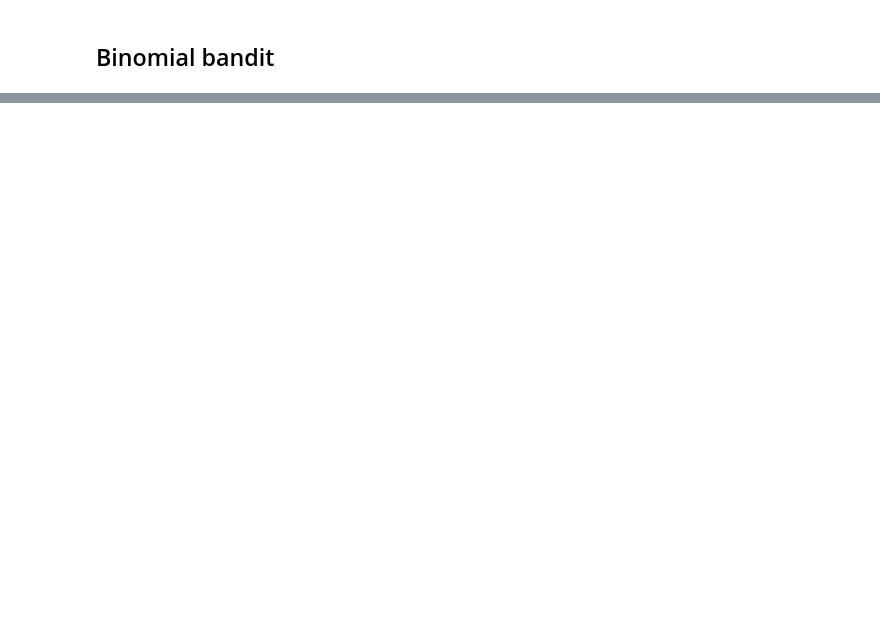
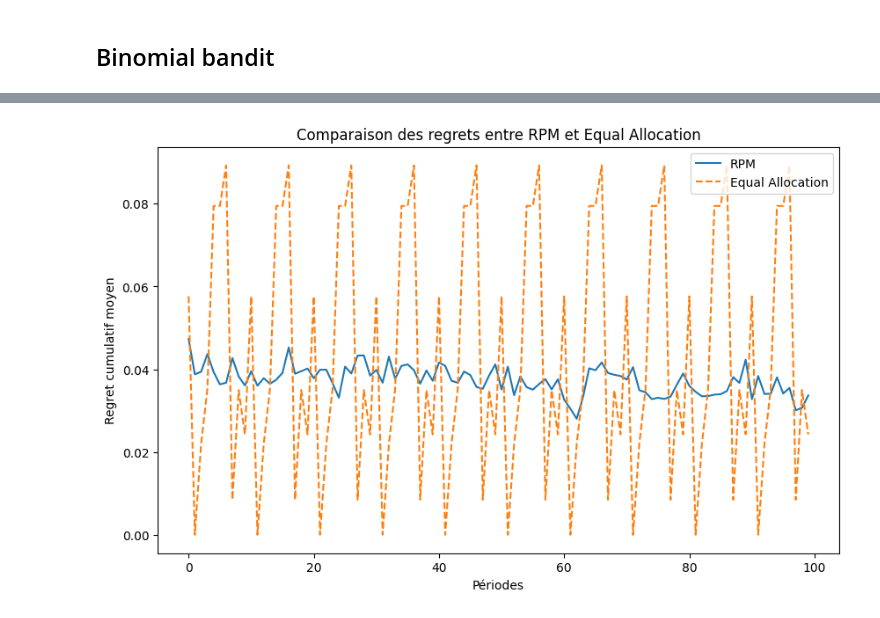
Before and after one commit to mchabrol/Bayesian-Statistics-, a Jupyter notebook: RPM.ipynb, the cells around one changed output, grey strips where cells are left out. Drawn from its saved outputs; the diff is of its cells as text; code cells hidden in the pictures; blank space fills up the shorter version.

```diff
--- a/RPM.ipynb
+++ b/RPM.ipynb
@@ -50,3 +51,93 @@ def prob_winner(post):
 def compute_win_prob(y, n, ndraws):
     post = sim_post(y, n, ndraws)
     return prob_winner(post)
+# %%
+import numpy as np
+from scipy.stats import beta
+import matplotlib.pyplot as plt
+# Paramètres du problème
+np.random.seed(42)
+n_arms = 10
+n_trials = 100
+n_experiments = 100
+  # Nombre de tirages pour estimer les probabilités d'optimalité
+
+# Générer les vraies probabilités de succès
+true_success_probs = np.random.uniform(0, 1/10, n_arms)
+
+def run_experiment(strategy="rpm"):
+    """Simule une expérience avec RPM ou Equal Allocation."""
+    y = np.zeros(n_arms)  # Succès observés pour chaque bras
+    n = np.zeros(n_arms)  # Nombre total de tirages pour chaque bras
+
+    champion_index = 0
+    for t in range(1, 10**6+1):
+        reward = np.random.rand() < true_success_probs[champion_index]
+        # Mettre à jour les compteurs
+        y[champion_index] += reward
+        n[champion_index] += 1
+    print(y)
+    print(n)
+
+    ndraws = np.random.poisson(1000)
+    regrets = []
+    cumulative_rewards = []
+
+    for t in range(1, n_trials + 1):
+        if strategy == "rpm":
+            # Calculer les probabilités d'optimalité
+            win_probs = compute_win_prob(y, n, ndraws)
+            if max(win_probs)>0.95:
+                break
+            chosen_arm = np.random.choice(range(n_arms), p=win_probs)
+        elif strategy == "equal":
+            # Sélectionner les bras de manière cyclique
+            chosen_arm = (t - 1) % n_arms
+        else:
+            raise ValueError("Stratégie non supportée")
+
+        # Simuler une récompense
+        reward = np.random.rand() < true_success_probs[chosen_arm]
+
+        # Mettre à jour les compteurs
+        y[chosen_arm] += reward
+        n[chosen_arm] += 1
+
+        # Calculer le regret
+        optimal_reward = max(true_success_probs)
+        regrets.append(optimal_reward - true_success_probs[chosen_arm])
+
+        # Récompenses cumulées
+        cumulative_rewards.append(np.sum(y))
+
+
+    return cumulative_rewards, regrets, y, n
+
+# Simulation pour RPM et Equal Allocation
+rpm_cumulative_rewards = []
+equal_cumulative_rewards = []
+rpm_regrets = []
+equal_regrets = []
+
+for _ in range(n_experiments):
+    rpm_rewards, rpm_regret, _, _ = run_experiment("rpm")
+    equal_rewards, equal_regret, _, _ = run_experiment("equal")
+    rpm_cumulative_rewards.append(rpm_rewards)
+    equal_cumulative_rewards.append(equal_rewards)
+    rpm_regrets.append(rpm_regret)
+    equal_regrets.append(equal_regret)
+
+# Calculer les regrets moyens
+mean_rpm_regret = np.mean(rpm_regrets, axis=0)
+mean_equal_regret = np.mean(equal_regrets, axis=0)
+
+# Graphique : Regret Cumulé
+plt.figure(figsize=(10, 6))
+plt.plot(mean_rpm_regret, label="RPM")
+plt.plot(mean_equal_regret, label="Equal Allocation", linestyle="--")
+plt.xlabel("Périodes")
+plt.ylabel("Regret cumulatif moyen")
+plt.title("Comparaison des regrets entre RPM et Equal Allocation")
+plt.legend()
+plt.show()
+# %% [output]
@@ -52,0 +161 @@ def compute_win_prob(y, n, ndraws):
+[figure, added]
```
Also changed, not shown: parts of 8 cells of this notebook.
